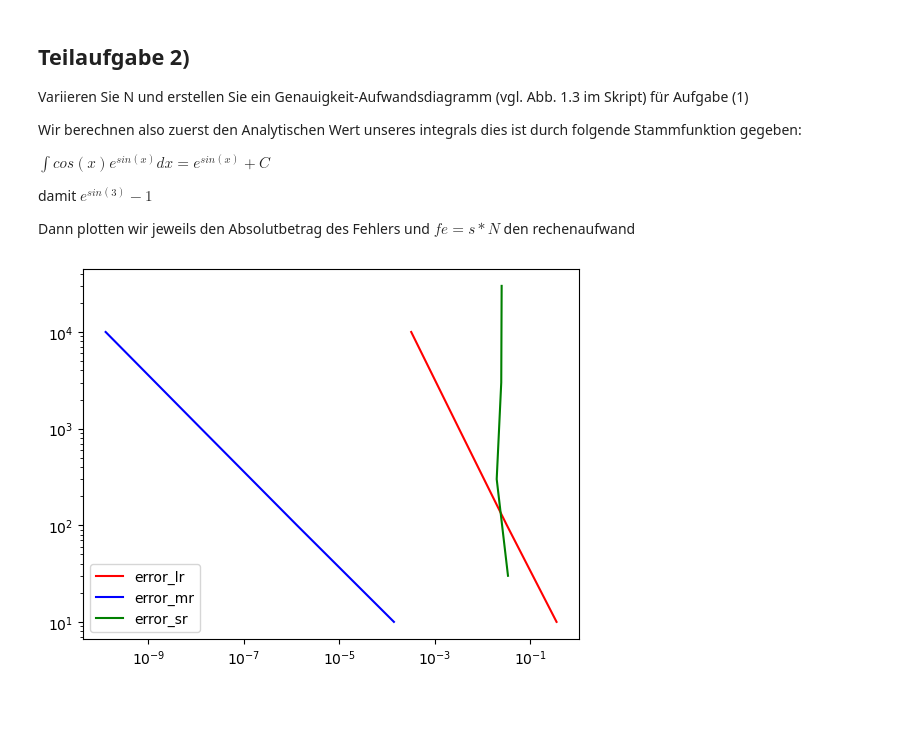
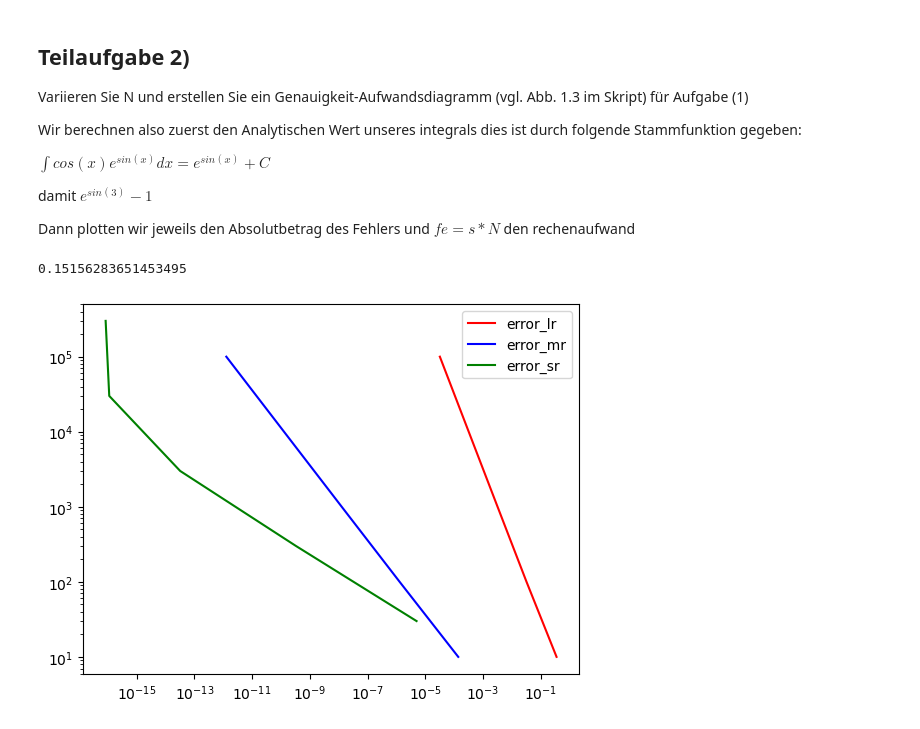
Before and after one commit to LukasMeinschad/Studium, a Jupyter notebook: Mathe/Numerik/Proseminar Numerik/Übungsblätter/Blatt 2/Meinschad_Lukas_Blatt_2.ipynb, the cells around one changed output. Cells and saved outputs as stored; diff of their text form; code cells hidden in the pictures.

```diff
--- a/Mathe/Numerik/Proseminar Numerik/Übungsblätter/Blatt 2/Meinschad_Lukas_Blatt_2.ipynb
+++ b/Mathe/Numerik/Proseminar Numerik/Übungsblätter/Blatt 2/Meinschad_Lukas_Blatt_2.ipynb
@@ -79,12 +79,16 @@ def simpsonregel(f,a,b,N):
     h_vals = np.diff(x_vals)
     interval_result = []
     for j in range(0,N-1):
-        for i in range(0,2):
-            result= h_vals[j]* bi[i] * f(x_vals[j]+ci[i]*h_vals[j])
-            interval_result.append(result)
+        first_sum = []
+        for i in range(0,3):
+            result= bi[i] * f(x_vals[j]+ci[i]*h_vals[j])
+            first_sum.append(result)
+        interval_result.append((h_vals[j]*np.sum(first_sum)))
+
+        #interval_result.append(result)
     return np.sum(interval_result)
 
-print("Ergebnis der linken Rechtecksregel: ",linke_rechtecksregel(f,0,3,20))
-print("Ergebnis der Mittelpunktsregel: ", mittelpunktsregel(f,0,3,20))
-print("Ergebnis der Simpson-Regel: ",simpsonregel(f,0,3,20))
+print("Ergebnis der linken Rechtecksregel: ",linke_rechtecksregel(f,0,3,10000))
+print("Ergebnis der Mittelpunktsregel: ", mittelpunktsregel(f,0,3,10000))
+print("Ergebnis der Simpson-Regel: ",simpsonregel(f,0,3,10000))
 # %% [output]
@@ -107,32 +111,35 @@ Dann plotten wir jeweils den Absolutbetrag des Fehlers und $fe = s*N$ den rechen
 # %%
 analytical_value = np.exp(np.sin(3)) - 1
 
+print(analytical_value)
+
 # Nehme nun N values
-n_vals = np.array([10, 100, 1000, 10000])
+n_vals = np.array([10, 100, 1000, 10000, 100000])
 
 # Leere Listen um die Error werte zu appenden
 
 # Nun erstellen wir uns 1D arrays um unsere Werte zu speichern
 
 error_lr = np.zeros(len(n_vals))
 error_mr = np.zeros(len(n_vals))
 error_sr = np.zeros(len(n_vals))
 for i in range(0,len(n_vals)):
     error_lr[i] = abs(linke_rechtecksregel(f,0,3,n_vals[i]) - analytical_value)
     error_mr[i] = abs(mittelpunktsregel(f,0,3,n_vals[i]) - analytical_value)
     error_sr[i] = abs(simpsonregel(f,0,3,n_vals[i])-analytical_value)
 
 # nun polotten wir die in den gleichen graphen
-plt.plot(error_lr, n_vals, color ="red",label ="error_lr")
+plt.plot(error_lr,n_vals, color ="red",label ="error_lr")
 plt.plot(error_mr,n_vals, color ="blue",label ="error_mr")
 plt.plot(error_sr, 3*n_vals, color="green", label="error_sr")
 
 # Zudem hat man in matplotlib mit xscale und yscale gleich die Option automatisch die Achsen zu skalierne
 
 plt.xscale("log")
 plt.yscale("log")
 
 plt.legend()
 plt.show()
 # %% [output]
+0.15156283651453495
-[figure, old version]
+[figure, new version]
```
Also changed, not shown: parts of 1 cell of this notebook, 18 other files.
